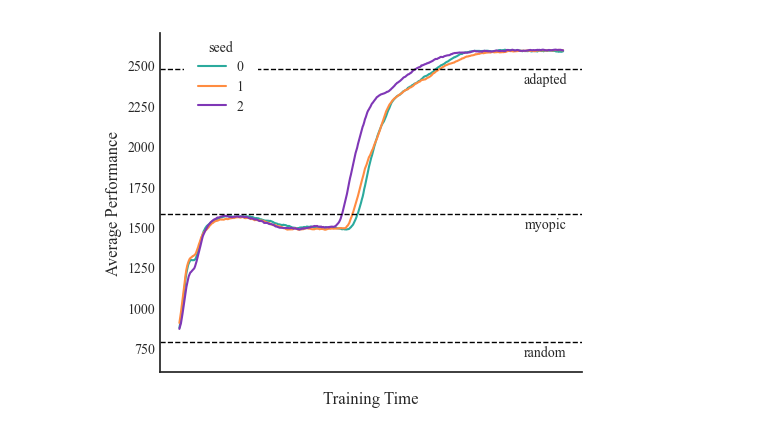
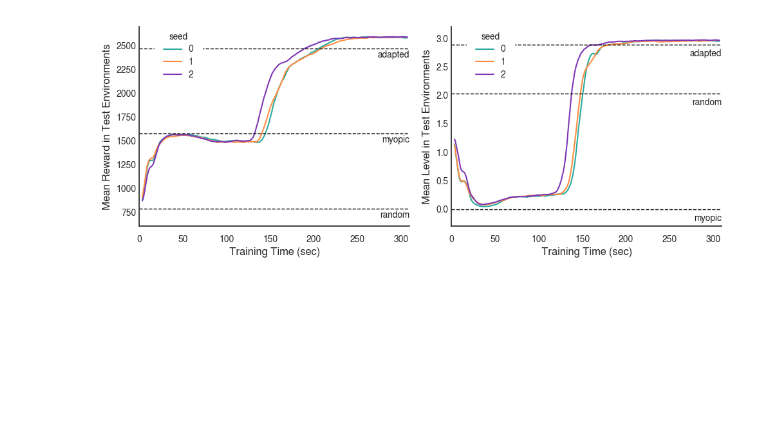
Before and after one commit to LBrinkmann/reward-network-iii, a Jupyter notebook: analysis/algorithm.ipynb, the cells around one changed output. Saved outputs shown, nothing was run; the diff lists cells and outputs as text; code cells hidden in the pictures; blank space fills up the shorter version.

Commit message:
Update figure 4.

```diff
--- a/analysis/algorithm.ipynb
+++ b/analysis/algorithm.ipynb
@@ -25,6 +25,9 @@ df = pd.concat(dfs)
 df[['average reward', 'average level']] = df[['test_avg_reward_all_envs', 'test_avg_level_all_envs']]
 # %%
 df = df[['episode', 'seed', 'average reward', 'average level']]
+
+df['time'] = df['episode'] * 310 / 5000
+
 df = df.dropna()
 df['seed'] = df['seed'].astype(str)
 # %%
@@ -48,10 +51,10 @@ ref_total_reward = {
 df = df.groupby('seed').rolling(10, center=True).mean().reset_index()
 df = df.dropna()
 # %%
-fig = plt.figure(figsize=(5, 4))
+fig = plt.figure(figsize=(10, 4))
 
 
-ax = plt.subplot()
+axes = fig.subplots(1, 2)
 
 sns.set_theme(style='white', rc={'font.family': 'serif', 'font.serif': ['Times New Roman', 'FreeSans']})
 
@@ -60,48 +63,83 @@ sns.set_theme(style='white', rc={'font.family': 'serif', 'font.serif': ['Times N
 custom_palette = ['#2BAA9D', '#FF8C41', '#7F37B6', ]
 
 
-sns.lineplot(data=df, x="episode", y="average reward", hue="seed", palette=custom_palette, ax=ax)
+ax = axes[0]
+
+sns.lineplot(data=df, x="time", y="average reward", hue="seed", palette=custom_palette, ax=ax)
 
 legend = ax.legend(frameon=True, fontsize=10, title='seed', title_fontsize=10, loc='upper left', bbox_to_anchor=(0.04, 1.04), facecolor='white', borderpad=1, labelspacing=0.4)
 legend.get_frame().set_alpha(1)
 legend.get_frame().set_edgecolor('none')
 
-plt.axhline(ref_total_reward['myopic'], ls='--', label='myopic', color='black', lw=1)
-plt.text(5000, ref_total_reward['myopic'] - 20, 'myopic', ha='right', va='top', fontsize=10)
-plt.axhline(ref_total_reward['random'], ls='--', label='random', color='black', lw=1)
-plt.text(5000, ref_total_reward['random'] - 20, 'random', ha='right', va='top', fontsize=10)
-plt.axhline(ref_total_reward['take_loss'], ls='--', label='take loss', color='black', lw=1)
-plt.text(5000, ref_total_reward['take_loss'] - 20, 'adapted', ha='right', va='top', fontsize=10)
+ax.axhline(ref_total_reward['myopic'], ls='--', label='myopic', color='black', lw=1)
+ax.text(310, ref_total_reward['myopic'] - 20, 'myopic', ha='right', va='top', fontsize=10)
+ax.axhline(ref_total_reward['random'], ls='--', label='random', color='black', lw=1)
+ax.text(310, ref_total_reward['random'] - 20, 'random', ha='right', va='top', fontsize=10)
+ax.axhline(ref_total_reward['take_loss'], ls='--', label='take loss', color='black', lw=1)
+ax.text(310, ref_total_reward['take_loss'] - 20, 'adapted', ha='right', va='top', fontsize=10)
 
-plt.ylim(600, 2700)
+ax.set_ylim(600, 2700)
+ax.set_xlim(0, 310)
 
 
-ax.set_xticklabels([])
+# ax.set_xticklabels([])
 
 ax.spines['top'].set_visible(False)
 ax.spines['right'].set_visible(False)
 
 ax.tick_params(axis='both', which='major', labelsize=10)
-ax.set_xlabel('Training Time', fontsize=12)
-ax.set_ylabel('Average Performance', fontsize=12)
+ax.set_xlabel('Training Time (sec)', fontsize=12)
+ax.set_ylabel('Mean Reward in Test Environments', fontsize=12)
+
+# Adjust the position of the y-axis tick labels
+pad_distance = - 0.02  # Adjust this value as needed for spacing
+for label in ax.get_yticklabels():
+    label.set_horizontalalignment('right')
+    label.set_x(label.get_position()[0] - pad_distance)
+
+ax = axes[1]
+
+sns.lineplot(data=df, x="time", y="average level", hue="seed", ax=ax, palette=custom_palette)
+
+legend = ax.legend(frameon=True, fontsize=10, title='seed', title_fontsize=10, loc='upper left', bbox_to_anchor=(0.04, 1.04), facecolor='white', borderpad=1, labelspacing=0.4)
+legend.get_frame().set_alpha(1)
+legend.get_frame().set_edgecolor('none')
+
+ax.axhline(ref_max_level['myopic'], ls='--', label='myopic', color='black', lw=1)
+ax.text(310, ref_max_level['myopic'] - 0.08, 'myopic', ha='right', va='top', fontsize=10)
+ax.axhline(ref_max_level['random'], ls='--', label='random', color='black', lw=1)
+ax.text(310, ref_max_level['random'] - 0.08, 'random', ha='right', va='top', fontsize=10)
+ax.axhline(ref_max_level['take_loss'], ls='--', label='take loss', color='black', lw=1)
+ax.text(310, ref_max_level['take_loss'] - 0.08, 'adapted', ha='right', va='top', fontsize=10)
+
+
+ax.set_ylim(-.3, 3.2)
+ax.set_xlim(0, 310)
+
+ax.spines['top'].set_visible(False)
+ax.spines['right'].set_visible(False)
+
+ax.tick_params(axis='both', which='major', labelsize=10)
+ax.set_xlabel('Training Time (sec)', fontsize=12)
+ax.set_ylabel('Mean Level in Test Environments', fontsize=12)
 
 # Adjust the position of the y-axis tick labels
 pad_distance = - 0.02  # Adjust this value as needed for spacing
 for label in ax.get_yticklabels():
     label.set_horizontalalignment('right')
     label.set_x(label.get_position()[0] - pad_distance)
 
 
 folder = os.path.join('analysis','plots', 'algorithm')
 
 os.makedirs(folder, exist_ok=True)
 
 png_filename = os.path.join(folder,'algorithm.png')
 pdf_filename = os.path.join(folder,'algorithm.pdf')
 
 plt.tight_layout()
-fig.subplots_adjust(top=0.98, right=0.99)
+# fig.subplots_adjust(top=0.98, right=0.99)
 plt.savefig(png_filename, dpi=300, bbox_inches='tight', pad_inches=0.1)
 plt.savefig(pdf_filename, bbox_inches='tight', pad_inches=0.1)
 # %% [output]
-[figure, old version]
+[figure, new version]
```
Also changed, not shown: parts of 6 cells of this notebook, 4 other files.
